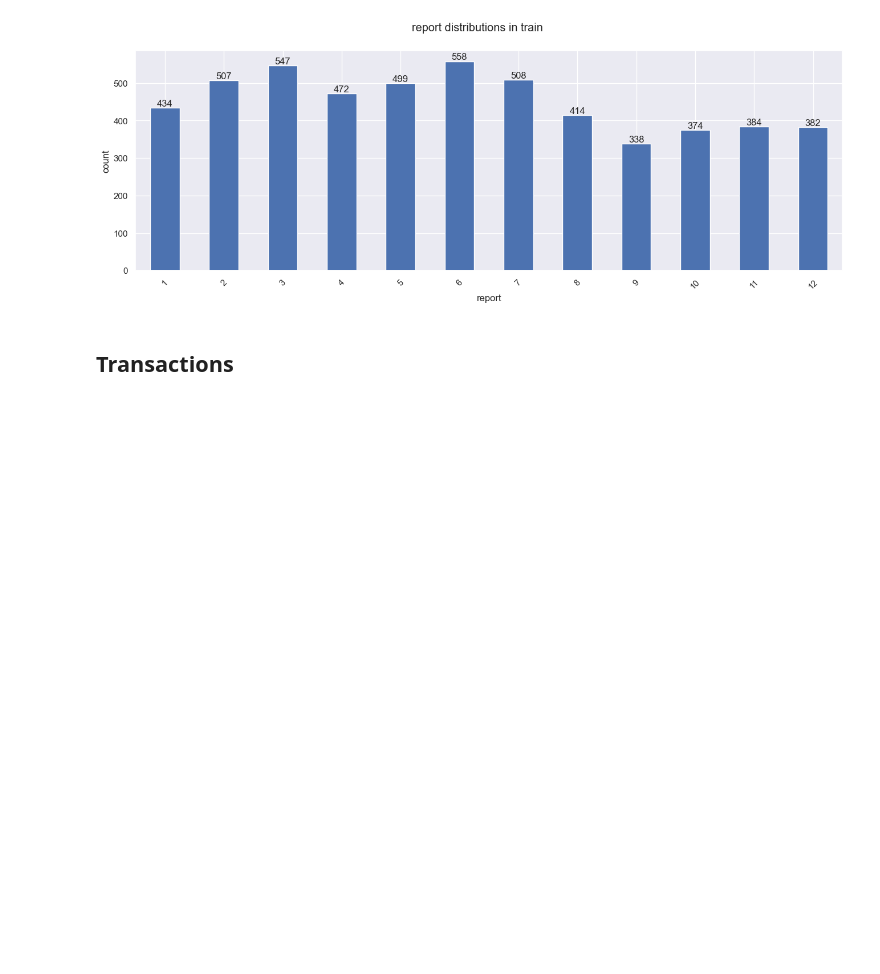
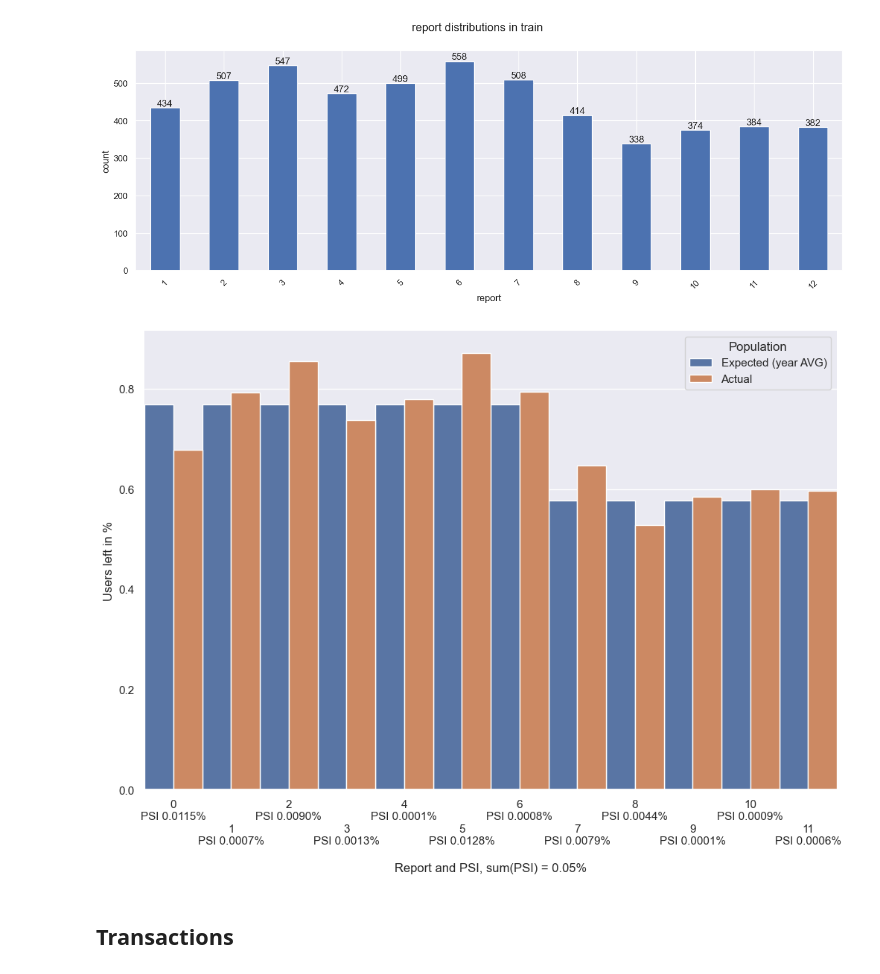
Before and after one commit to BeteLgis/MDS-Churn_Sharipov, a Jupyter notebook: Data_preprocessing.ipynb, the cells around one changed output. Drawn from its saved outputs; the diff is of its cells as text; code cells hidden in the pictures; blank space fills up the shorter version.

```diff
--- a/Data_preprocessing.ipynb
+++ b/Data_preprocessing.ipynb
@@ -89,7 +89,7 @@ def plot_distributions(data, data_name='train', classes=('target',),
         ax = counts.plot.bar(rot=45)
         ax.set_ylabel(ylabel)
         ax.bar_label(ax.containers[0], fmt=fmt)
-
+    return counts
 
 def plot_churn_over_time(data, title, log=False):
     plt.bar(range(1, 92), data, width=1.0, linewidth=0.0, log=log)
@@ -293,13 +293,36 @@ plot_distributions(clients_df, classes=('report',), sort_index=True)
 # %% [output]
 [figure]
 # %%
-plot_distributions(train_clients_df[train_clients_df['target'] == 0], classes=('report',), sort_index=True)
+counts_0 = plot_distributions(train_clients_df[train_clients_df['target'] == 0], classes=('report',), sort_index=True)
 # %% [output]
 [figure]
 # %%
-plot_distributions(train_clients_df[train_clients_df['target'] == 1], classes=('report',), sort_index=True)
+counts_1 = plot_distributions(train_clients_df[train_clients_df['target'] == 1], classes=('report',), sort_index=True)
 # %% [output]
 [figure]
+# %%
+percs = counts_1 / sum(counts_0 + counts_1)
+percs_avg = np.append(np.repeat(np.average(percs[:8]), 7),
+                      np.repeat(np.average(percs[8:]), 5))
+# percs_avg = np.repeat(np.average(percs), 12)
+PSIs = 100 * (percs - percs_avg) * np.log(percs/percs_avg)
+
+percs_df = pd.DataFrame({'Report': range(1, 13)}, index=range(1, 13))
+percs_df['Expected (year AVG)'] = 100 * percs_avg
+percs_df['Actual'] = 100 * percs
+percs_df['Report PSI'] = [f'{"\n\n" if i % 2 else ""}{i}\nPSI {psi:0.4f}%\n'
+                          for i, psi in enumerate(PSIs)]
+percs_df['PSI'] = PSIs
+
+plt.figure(figsize=(12,8))
+p = sns.barplot(data=percs_df[['Expected (year AVG)', 'Actual', 'Report PSI']] \
+                .melt(id_vars=['Report PSI']) \
+                .rename(columns={'variable':'Population', 'value':'Percent'}),
+    x="Report PSI", y="Percent", hue="Population", width=1)
+p.set(xlabel=f'Report and PSI, sum(PSI) = {sum(PSIs):0.2f}%', ylabel='Users left in %')
+sns.despine(left=True)
+# %% [output]
+[figure, added]
 # %% [markdown]
 ## Transactions
 # %%
```
Also changed, not shown: parts of 1 cell of this notebook, 35 other files.
